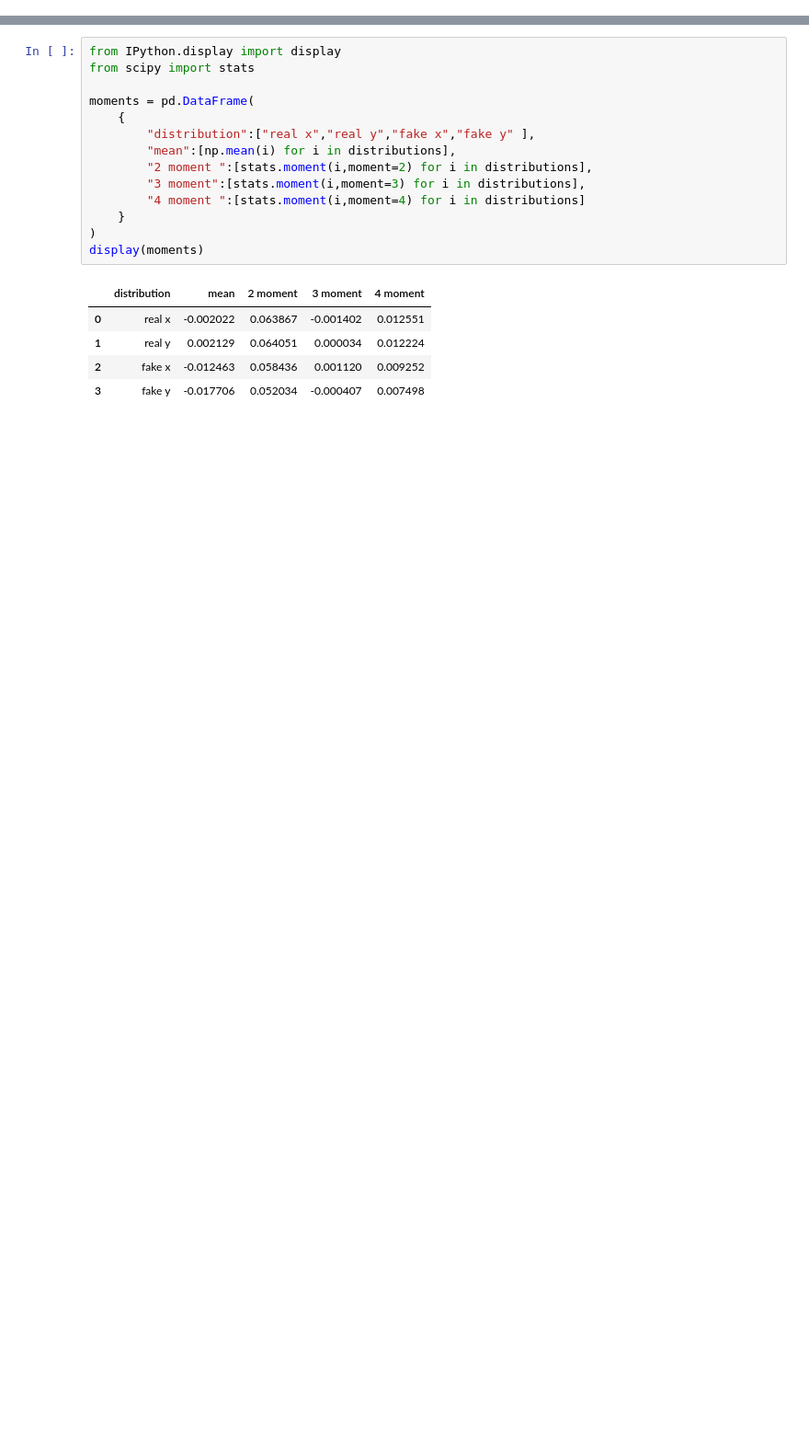
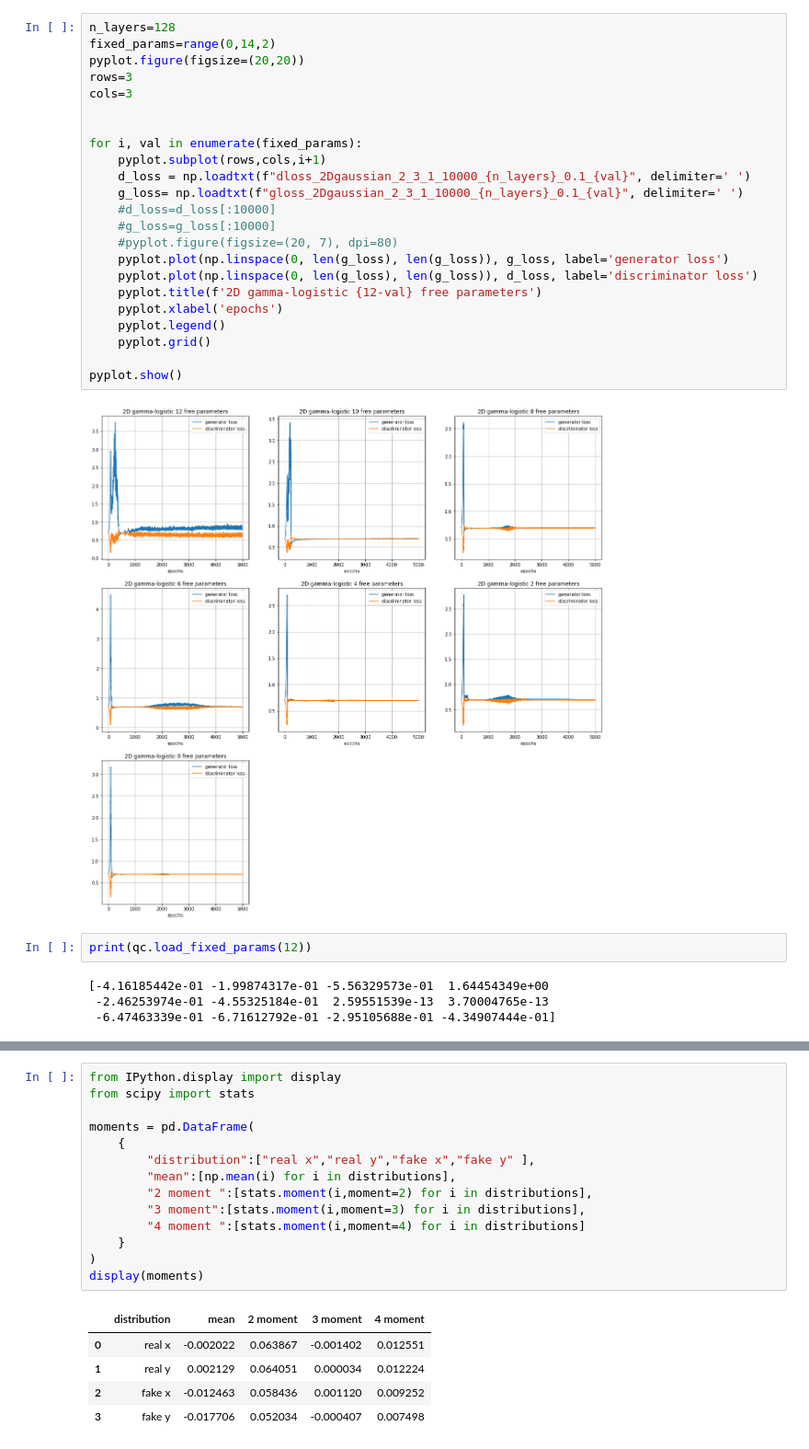
Before and after one commit to Edoardo-Pedicillo/Tesi_magistrale, a Jupyter notebook: 2D_gaussian_gamma/2D_gaussian_results.ipynb, the cells around one changed output, grey strips where cells are left out. Shown: that part at 92% size. Saved outputs shown, nothing was run; the diff lists cells and outputs as text; blank space fills up the shorter version.

```diff
--- a/2D_gaussian_gamma/2D_gaussian_results.ipynb
+++ b/2D_gaussian_gamma/2D_gaussian_results.ipynb
@@ -30,3 +32,34 @@ pyplot.show()
+# %%
+n_layers=128
+fixed_params=range(0,14,2)
+pyplot.figure(figsize=(20,20))
+rows=3
+cols=3
+
+
+for i, val in enumerate(fixed_params):
+    pyplot.subplot(rows,cols,i+1)
+    d_loss = np.loadtxt(f"dloss_2Dgaussian_2_3_1_10000_{n_layers}_0.1_{val}", delimiter=' ')
+    g_loss= np.loadtxt(f"gloss_2Dgaussian_2_3_1_10000_{n_layers}_0.1_{val}", delimiter=' ')
+    #d_loss=d_loss[:10000]
+    #g_loss=g_loss[:10000]
+    #pyplot.figure(figsize=(20, 7), dpi=80)
+    pyplot.plot(np.linspace(0, len(g_loss), len(g_loss)), g_loss, label='generator loss')
+    pyplot.plot(np.linspace(0, len(g_loss), len(g_loss)), d_loss, label='discriminator loss')
+    pyplot.title(f'2D gamma-logistic {12-val} free parameters')
+    pyplot.xlabel('epochs')
+    pyplot.legend()
+    pyplot.grid()
+
+pyplot.show()
+# %% [output]
+[figure, added]
+# %%
+print(qc.load_fixed_params(12))
+# %% [output]
+[-4.16185442e-01 -1.99874317e-01 -5.56329573e-01  1.64454349e+00
+ -2.46253974e-01 -4.55325184e-01  2.59551539e-13  3.70004765e-13
+ -6.47463339e-01 -6.71612792e-01 -2.95105688e-01 -4.34907444e-01]
 # %%
 def hamiltonian1():
         id = [[1, 0], [0, 1]]
```
Also changed, not shown: parts of 7 cells of this notebook, 10 other files.
